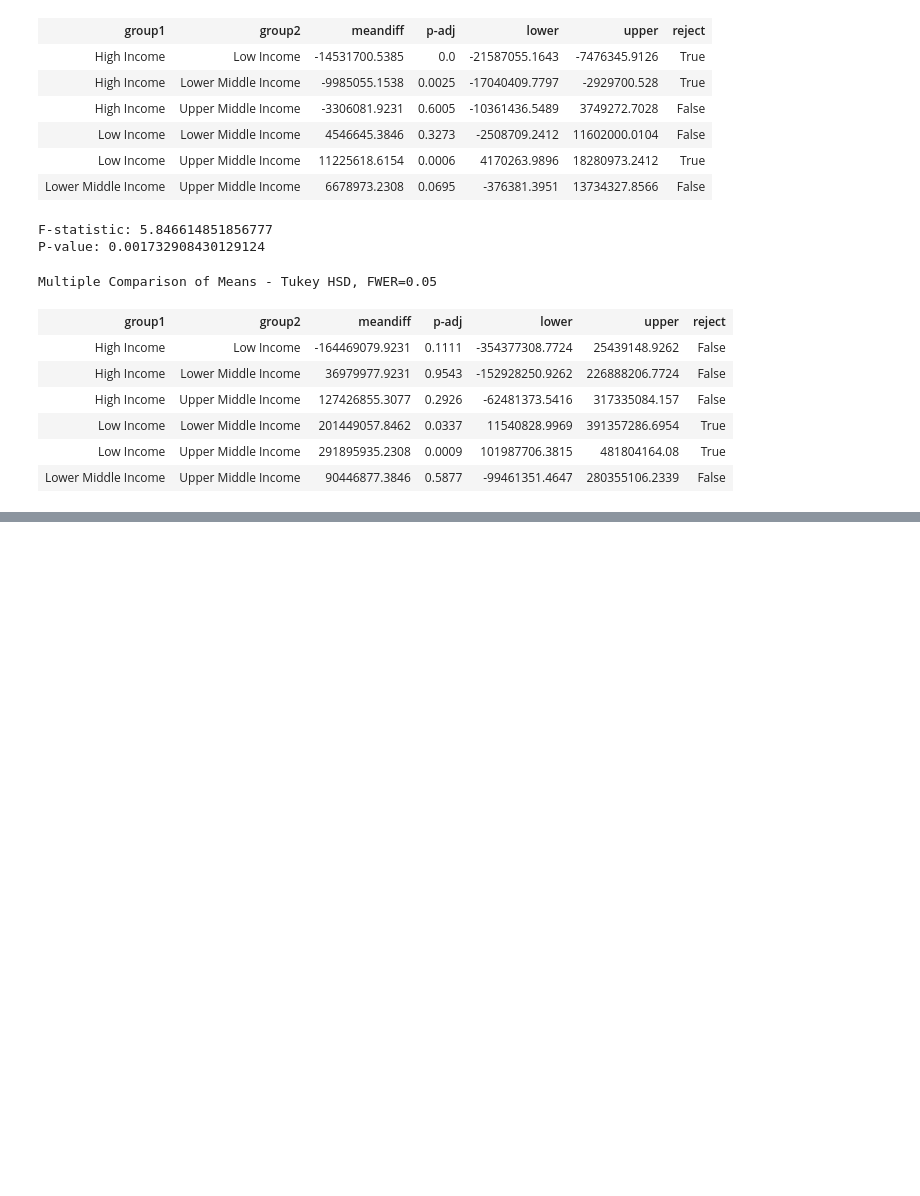
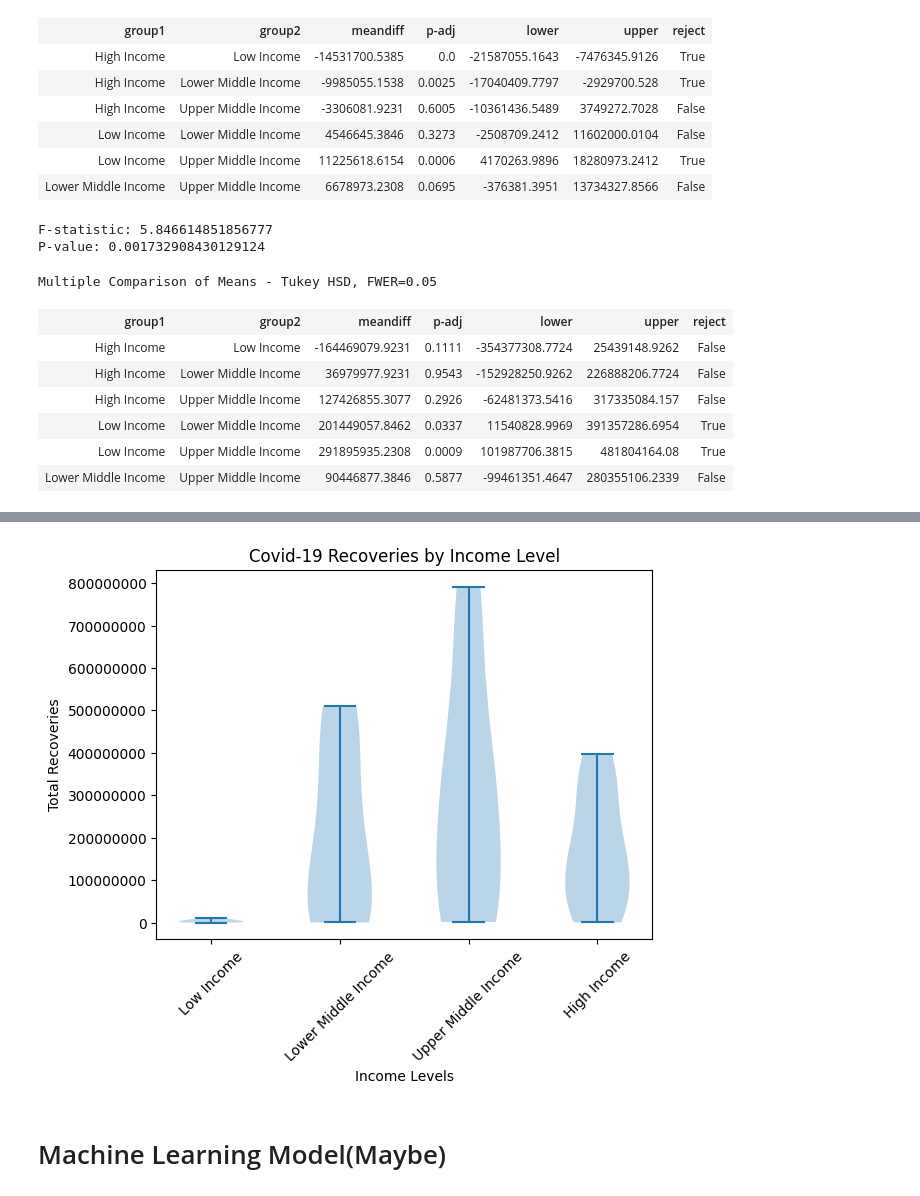
Before and after one commit to fow-jor08/Covid-19, a Jupyter notebook: Covid_19_Data_Set_Jordan_Fowler.ipynb, the cells around one changed output, grey strips where cells are left out. Drawn from its saved outputs; the diff is of its cells as text; code cells hidden in the pictures; blank space fills up the shorter version.

```diff
--- a/Covid_19_Data_Set_Jordan_Fowler.ipynb
+++ b/Covid_19_Data_Set_Jordan_Fowler.ipynb
@@ -606,0 +665,17 @@ Multiple Comparison of Means - Tukey HSD, FWER=0.05
+# %%
+#Violin plot
+groups=[recovery_by_income["Low Income"].values,recovery_by_income['Lower Middle Income'].values,recovery_by_income["Upper Middle Income"].values,recovery_by_income["High Income"].values]
+
+plt.violinplot(groups)
+plt.title("Covid-19 Recoveries by Income Level")
+plt.xlabel('Income Levels')
+plt.ylabel('Total Recoveries')
+plt.xticks(rotation=45)
+plt.ticklabel_format(axis= "y",style="plain")
+plt.xticks([1, 2, 3,4], ['Low Income', 'Lower Middle Income', 'Upper Middle Income', "High Income"])
+
+plt.show()
+# %% [output]
+[figure, added]
+# %% [markdown]
+# Machine Learning Model(Maybe)
```
Also changed, not shown: parts of 8 cells of this notebook.
